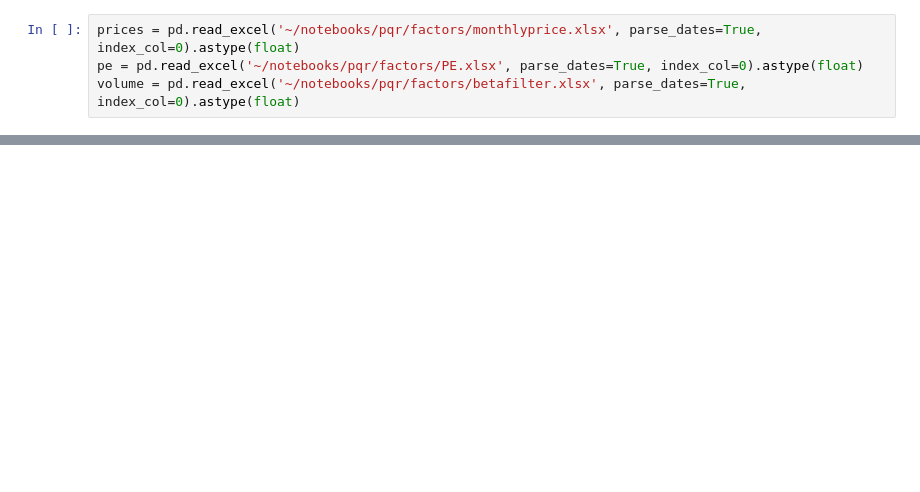
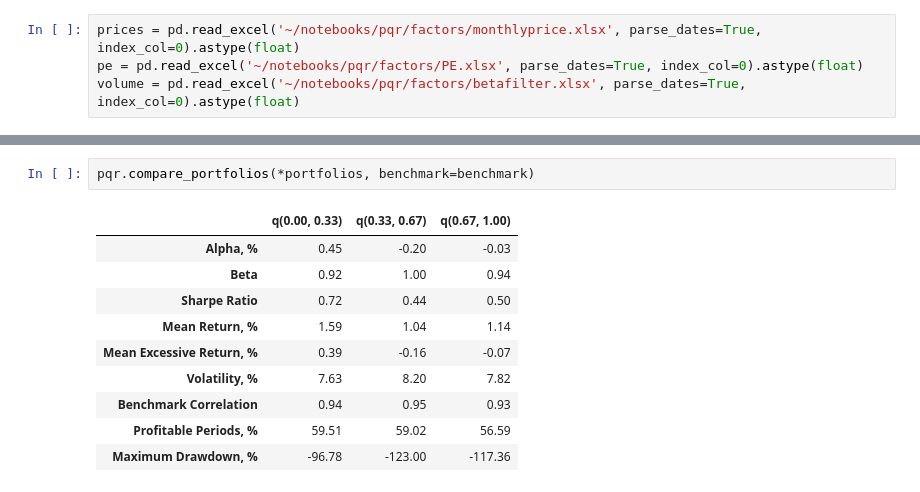
Before and after one commit to atomtosov/pqr, a Jupyter notebook: examples/quickstart.ipynb, the cells around one changed output, grey strips where cells are left out. Cells and saved outputs as stored; diff of their text form; blank space fills up the shorter version.

```diff
--- a/examples/quickstart.ipynb
+++ b/examples/quickstart.ipynb
@@ -69,0 +51,13 @@ fm.compare_portfolios(plot=True)
+# %%
+pqr.compare_portfolios(*portfolios, benchmark=benchmark)
+# %% [output]
+|  | q(0.00, 0.33) | q(0.33, 0.67) | q(0.67, 1.00) |
+| Alpha, % | 0.45 | -0.20 | -0.03 |
+| Beta | 0.92 | 1.00 | 0.94 |
+| Sharpe Ratio | 0.72 | 0.44 | 0.50 |
+| Mean Return, % | 1.59 | 1.04 | 1.14 |
+| Mean Excessive Return, % | 0.39 | -0.16 | -0.07 |
+| Volatility, % | 7.63 | 8.20 | 7.82 |
+| Benchmark Correlation | 0.94 | 0.95 | 0.93 |
+| Profitable Periods, % | 59.51 | 59.02 | 56.59 |
+| Maximum Drawdown, % | -96.78 | -123.00 | -117.36 |
```
Also changed, not shown: parts of 10 cells of this notebook, 24 other files.
